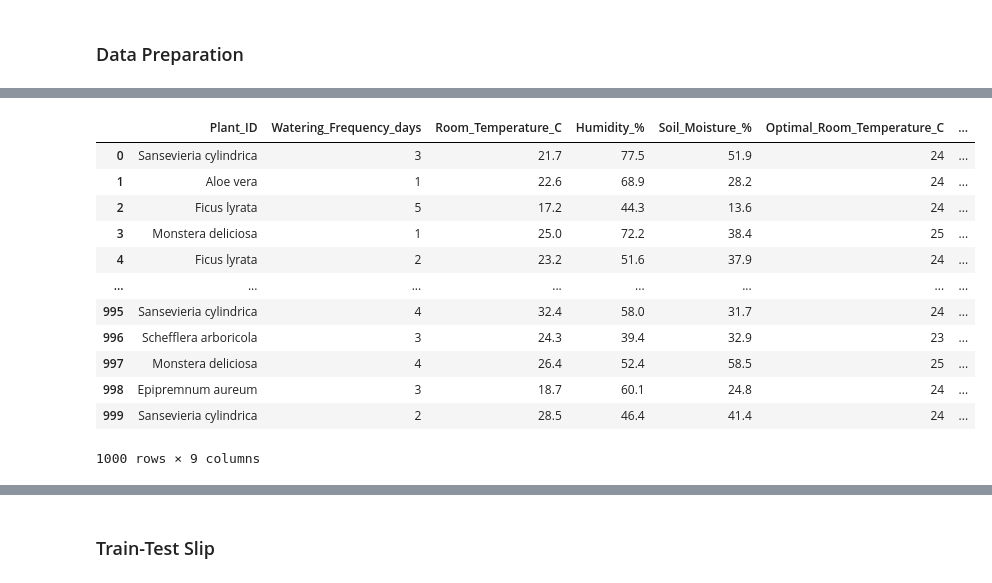
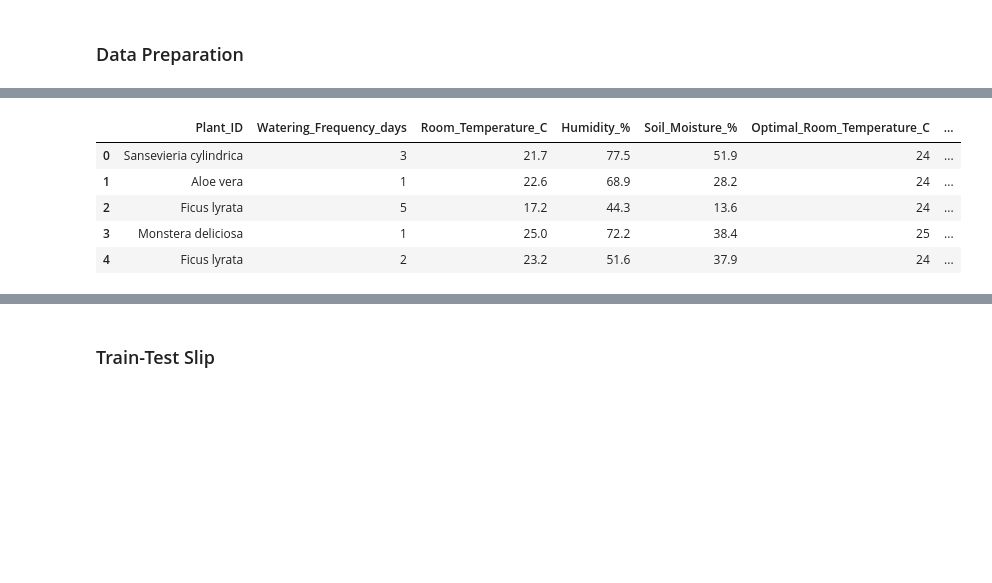
Before and after one commit to VIA-Plantify/Plantify-MachineLearning, a Jupyter notebook: datapreparation/indoor_dataset/indoor_plant.ipynb, the cells around one changed output, grey strips where cells are left out. Cells and saved outputs as stored; diff of their text form; code cells hidden in the pictures; blank space fills up the shorter version.

```diff
--- a/datapreparation/indoor_dataset/indoor_plant.ipynb
+++ b/datapreparation/indoor_dataset/indoor_plant.ipynb
@@ -14,6 +15,7 @@ import numpy as np
 # %%
 data_sensors = pd.read_csv("Indoor_Plant_Health_and_Growth_Factors.csv")
 data_optimal = pd.read_csv("optimal_plant_conditions.csv")
+light_values = pd.read_csv("light_intensity.csv")
 
 data = pd.merge(
     data_sensors,
@@ -22,3 +24,7 @@ data = pd.merge(
     right_on='Plant_ID',
     how='left'
 )
+
+data["Light_Intensity"] = light_values["Lux_Value"]
+
+data.head()
@@ -43,22 +50,15 @@ data
 # %%
 # Convert from milliliters to seconds for watering with the flow rate of 10ml/sec
 data["Pump_time"] = data["Watering_Amount_ml"] / 10
 data = data.drop(columns=["Watering_Amount_ml"])
-data
+data.head()
 # %% [output]
 |  | Plant_ID | Watering_Frequency_days | Room_Temperature_C | Humidity_% | Soil_Moisture_% | Optimal_Room_Temperature_C | ... |
 | 0 | Sansevieria cylindrica | 3 | 21.7 | 77.5 | 51.9 | 24 | ... |
 | 1 | Aloe vera | 1 | 22.6 | 68.9 | 28.2 | 24 | ... |
 | 2 | Ficus lyrata | 5 | 17.2 | 44.3 | 13.6 | 24 | ... |
 | 3 | Monstera deliciosa | 1 | 25.0 | 72.2 | 38.4 | 25 | ... |
 | 4 | Ficus lyrata | 2 | 23.2 | 51.6 | 37.9 | 24 | ... |
-| ... | ... | ... | ... | ... | ... | ... | ... |
-| 995 | Sansevieria cylindrica | 4 | 32.4 | 58.0 | 31.7 | 24 | ... |
-| 996 | Schefflera arboricola | 3 | 24.3 | 39.4 | 32.9 | 23 | ... |
-| 997 | Monstera deliciosa | 4 | 26.4 | 52.4 | 58.5 | 25 | ... |
-| 998 | Epipremnum aureum | 3 | 18.7 | 60.1 | 24.8 | 24 | ... |
-| 999 | Sansevieria cylindrica | 2 | 28.5 | 46.4 | 41.4 | 24 | ... |
-1000 rows × 9 columns
 # %%
 # Outliers
 # Get unique plants
```
Also changed, not shown: parts of 17 cells of this notebook, 2 other files.
